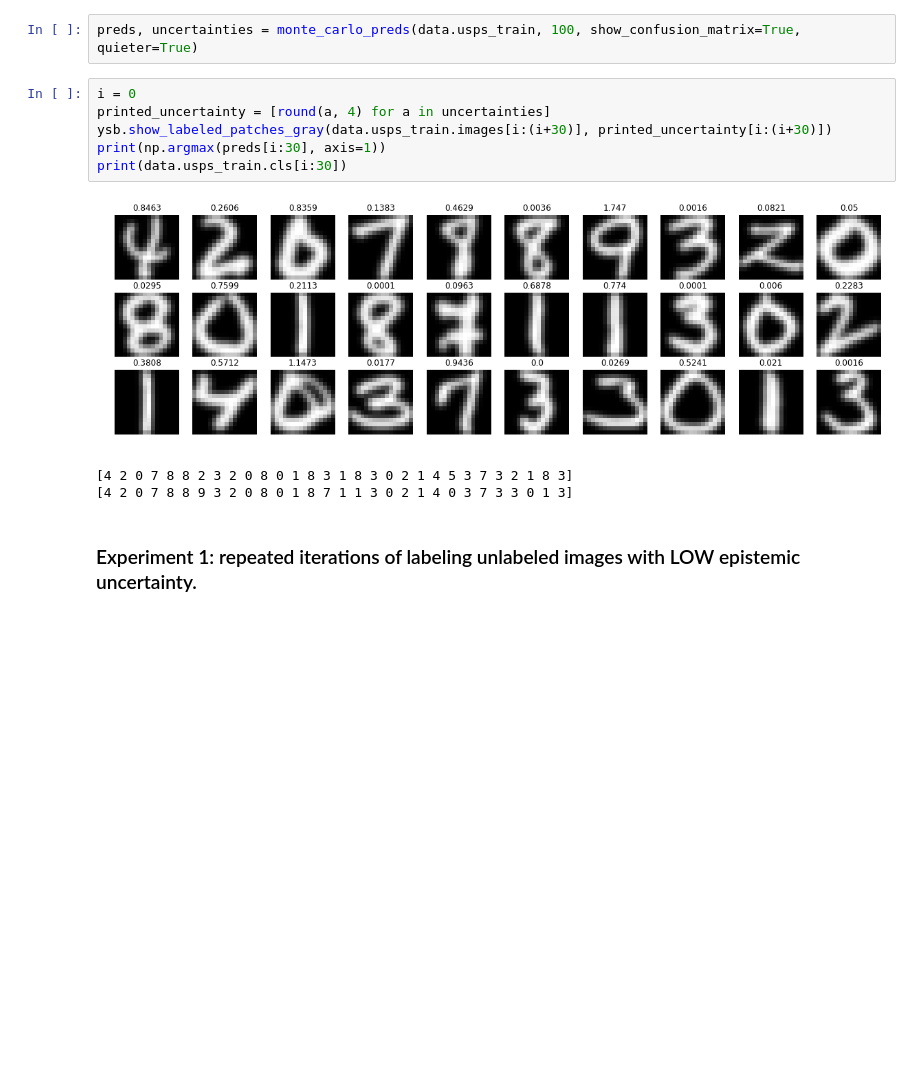
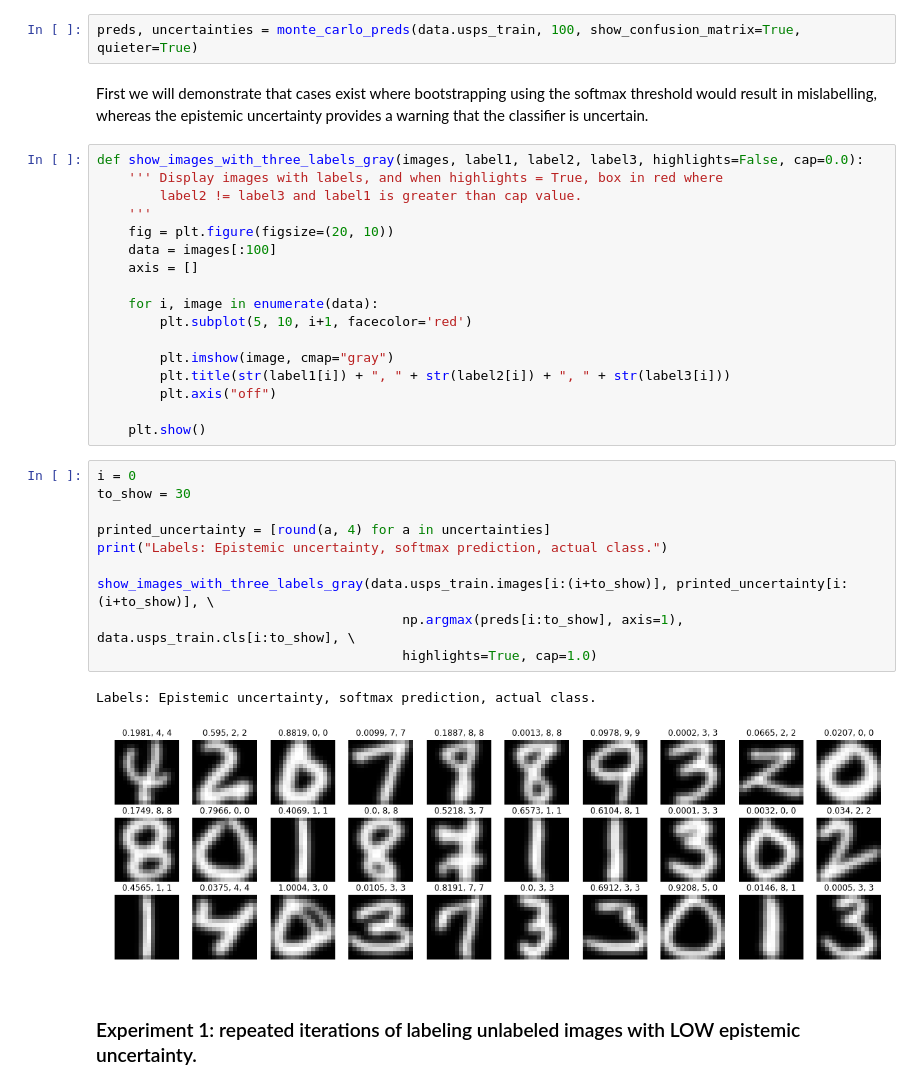
Before and after one commit to leopauly/Domain-Adaptation, a Jupyter notebook: MNIST_USPS_Dataset/Bayesian CNN.ipynb, the cells around one changed output. Saved outputs shown, nothing was run; the diff lists cells and outputs as text; blank space fills up the shorter version.

```diff
--- a/MNIST_USPS_Dataset/Bayesian CNN.ipynb
+++ b/MNIST_USPS_Dataset/Bayesian CNN.ipynb
@@ -348,16 +349,38 @@ data = dataset.generate_combined_dataset(mnist_data, usps_data)
 INFO:tensorflow:Restoring parameters from checkpoints/
 # %%
 preds, uncertainties = monte_carlo_preds(data.usps_train, 100, show_confusion_matrix=True, quieter=True)
+# %% [markdown]
+First we will demonstrate that cases exist where bootstrapping using the softmax threshold would result in mislabelling, whereas the epistemic uncertainty provides a warning that the classifier is uncertain.
+# %%
+def show_images_with_three_labels_gray(images, label1, label2, label3, highlights=False, cap=0.0):
+    ''' Display images with labels, and when highlights = True, box in red where
+        label2 != label3 and label1 is greater than cap value.
+    '''
+    fig = plt.figure(figsize=(20, 10))
+    data = images[:100]
+    axis = []
+
+    for i, image in enumerate(data):
+        plt.subplot(5, 10, i+1, facecolor='red')
+
+        plt.imshow(image, cmap="gray")
+        plt.title(str(label1[i]) + ", " + str(label2[i]) + ", " + str(label3[i]))
+        plt.axis("off")
+
+    plt.show()
 # %%
 i = 0
+to_show = 30
+
 printed_uncertainty = [round(a, 4) for a in uncertainties]
-ysb.show_labeled_patches_gray(data.usps_train.images[i:(i+30)], printed_uncertainty[i:(i+30)])
-print(np.argmax(preds[i:30], axis=1))
-print(data.usps_train.cls[i:30])
+print("Labels: Epistemic uncertainty, softmax prediction, actual class.")
+
+show_images_with_three_labels_gray(data.usps_train.images[i:(i+to_show)], printed_uncertainty[i:(i+to_show)], \
+                                       np.argmax(preds[i:to_show], axis=1), data.usps_train.cls[i:to_show], \
+                                       highlights=True, cap=1.0)
 # %% [output]
+Labels: Epistemic uncertainty, softmax prediction, actual class.
-[figure, old version]
+[figure, new version]
-[4 2 0 7 8 8 2 3 2 0 8 0 1 8 3 1 8 3 0 2 1 4 5 3 7 3 2 1 8 3]
-[4 2 0 7 8 8 9 3 2 0 8 0 1 8 7 1 1 3 0 2 1 4 0 3 7 3 3 0 1 3]
 # %% [markdown]
 ### Experiment 1: repeated iterations of labeling unlabeled images with LOW epistemic uncertainty.
 # %%
```
Also changed, not shown: parts of 15 cells of this notebook, 4 other files.
